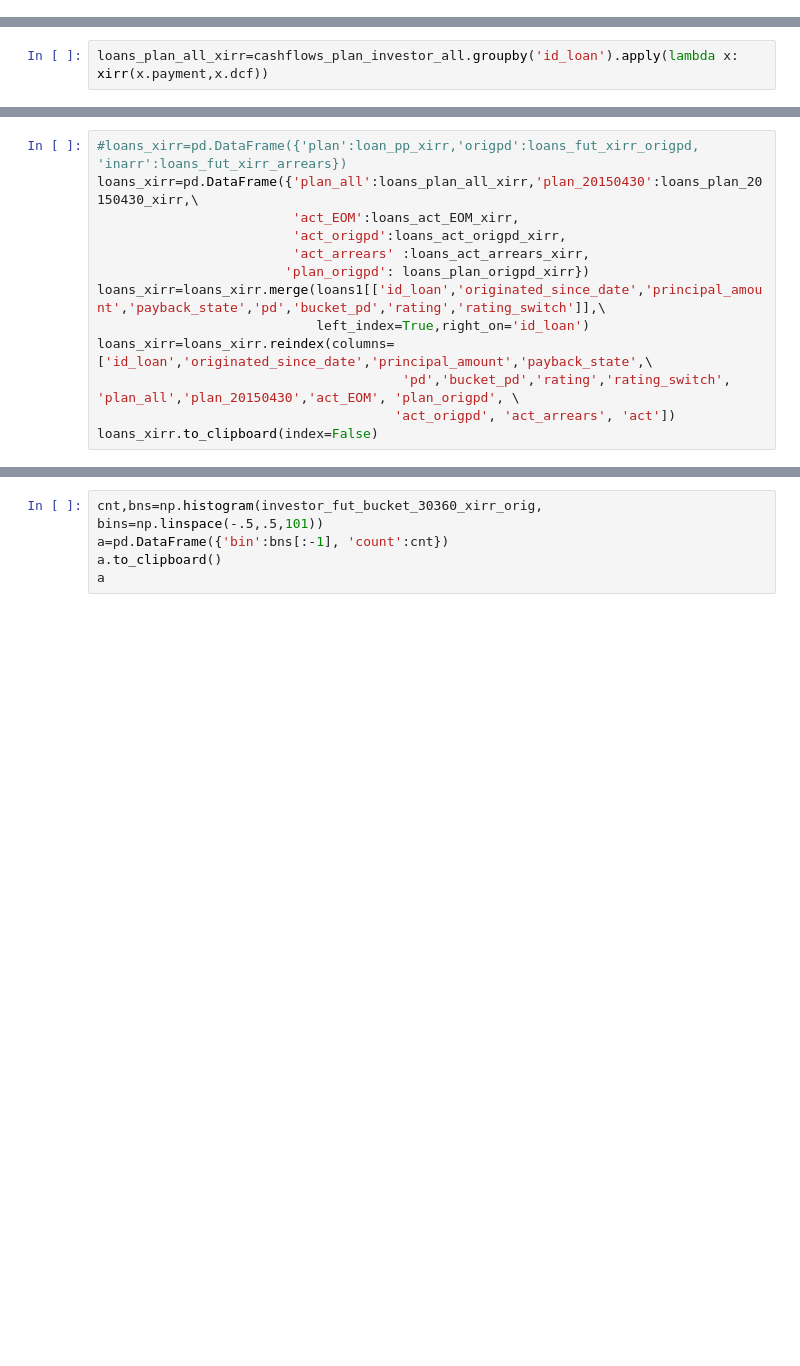
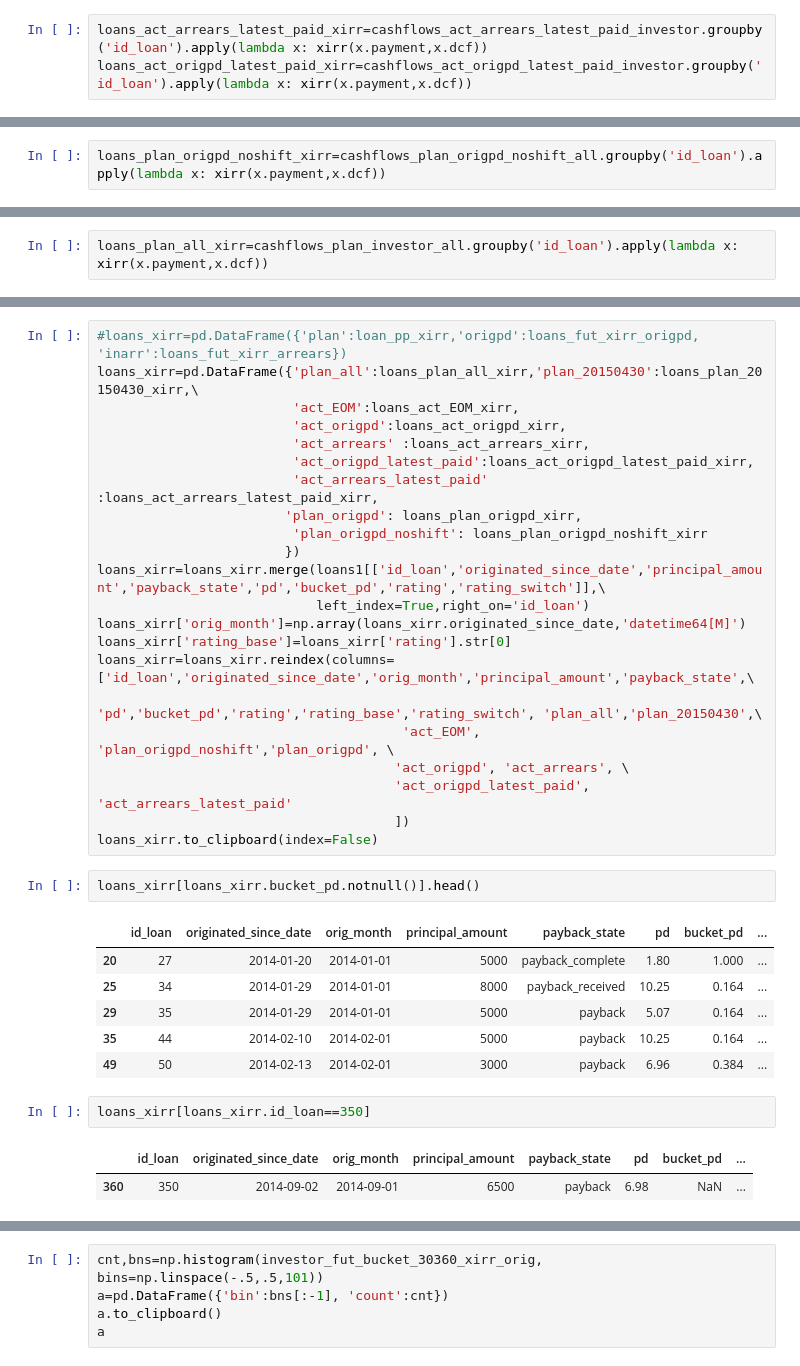
Before and after one commit to seanv507/IPython-Notebooks, a Jupyter notebook: returns01.ipynb, the cells around one changed output, grey strips where cells are left out. Cells and saved outputs as stored; diff of their text form; blank space fills up the shorter version.

```diff
--- a/returns01.ipynb
+++ b/returns01.ipynb
@@ -739,3 +870,6 @@ cashflows_plan_investor_all=generate_cashflows_pp(payment_plans_combined,loan_fu
 loans_act_xirr=cashflows_act_investor.groupby('id_loan').apply(lambda x: xirr(x.payment,x.dcf))
 # %% [output]
 NameError: name 'cashflows_act_investor' is not defined
+# %%
+loans_act_arrears_latest_paid_xirr=cashflows_act_arrears_latest_paid_investor.groupby('id_loan').apply(lambda x: xirr(x.payment,x.dcf))
+loans_act_origpd_latest_paid_xirr=cashflows_act_origpd_latest_paid_investor.groupby('id_loan').apply(lambda x: xirr(x.payment,x.dcf))
@@ -750,2 +888,4 @@ loans_plan_origpd_xirr=cashflows_plan_origpd_all.groupby('id_loan').apply(lambda
+# %%
+loans_plan_origpd_noshift_xirr=cashflows_plan_origpd_noshift_all.groupby('id_loan').apply(lambda x: xirr(x.payment,x.dcf))
 # %%
 loans_plan_20150430_xirr=cashflows_plan_investor_20150430.groupby('id_loan').apply(lambda x: xirr(x.payment,x.dcf))
@@ -757,11 +926,34 @@ loans_xirr=pd.DataFrame({'plan_all':loans_plan_all_xirr,'plan_20150430':loans_pl
                          'act_EOM':loans_act_EOM_xirr,
                          'act_origpd':loans_act_origpd_xirr,
                          'act_arrears' :loans_act_arrears_xirr,
-                        'plan_origpd': loans_plan_origpd_xirr})
+                         'act_origpd_latest_paid':loans_act_origpd_latest_paid_xirr,
+                         'act_arrears_latest_paid' :loans_act_arrears_latest_paid_xirr,
+                        'plan_origpd': loans_plan_origpd_xirr,
+                         'plan_origpd_noshift': loans_plan_origpd_noshift_xirr
+                        })
 loans_xirr=loans_xirr.merge(loans1[['id_loan','originated_since_date','principal_amount','payback_state','pd','bucket_pd','rating','rating_switch']],\
                             left_index=True,right_on='id_loan')
-loans_xirr=loans_xirr.reindex(columns=['id_loan','originated_since_date','principal_amount','payback_state',\
-                                       'pd','bucket_pd','rating','rating_switch', 'plan_all','plan_20150430','act_EOM', 'plan_origpd', \
-                                      'act_origpd', 'act_arrears', 'act'])
+loans_xirr['orig_month']=np.array(loans_xirr.originated_since_date,'datetime64[M]')
+loans_xirr['rating_base']=loans_xirr['rating'].str[0]
+loans_xirr=loans_xirr.reindex(columns=['id_loan','originated_since_date','orig_month','principal_amount','payback_state',\
+                                       'pd','bucket_pd','rating','rating_base','rating_switch', 'plan_all','plan_20150430',\
+                                       'act_EOM', 'plan_origpd_noshift','plan_origpd', \
+                                      'act_origpd', 'act_arrears', \
+                                      'act_origpd_latest_paid', 'act_arrears_latest_paid'
+                                      ])
 loans_xirr.to_clipboard(index=False)
+# %%
+loans_xirr[loans_xirr.bucket_pd.notnull()].head()
+# %% [output]
+|  | id_loan | originated_since_date | orig_month | principal_amount | payback_state | pd | bucket_pd | ... |
+| 20 | 27 | 2014-01-20 | 2014-01-01 | 5000 | payback_complete | 1.80 | 1.000 | ... |
+| 25 | 34 | 2014-01-29 | 2014-01-01 | 8000 | payback_received | 10.25 | 0.164 | ... |
+| 29 | 35 | 2014-01-29 | 2014-01-01 | 5000 | payback | 5.07 | 0.164 | ... |
+| 35 | 44 | 2014-02-10 | 2014-02-01 | 5000 | payback | 10.25 | 0.164 | ... |
+| 49 | 50 | 2014-02-13 | 2014-02-01 | 3000 | payback | 6.96 | 0.384 | ... |
+# %%
+loans_xirr[loans_xirr.id_loan==350]
+# %% [output]
+|  | id_loan | originated_since_date | orig_month | principal_amount | payback_state | pd | bucket_pd | ... |
+| 360 | 350 | 2014-09-02 | 2014-09-01 | 6500 | payback | 6.98 | NaN | ... |
 # %%
```
Also changed, not shown: parts of 40 cells of this notebook.
